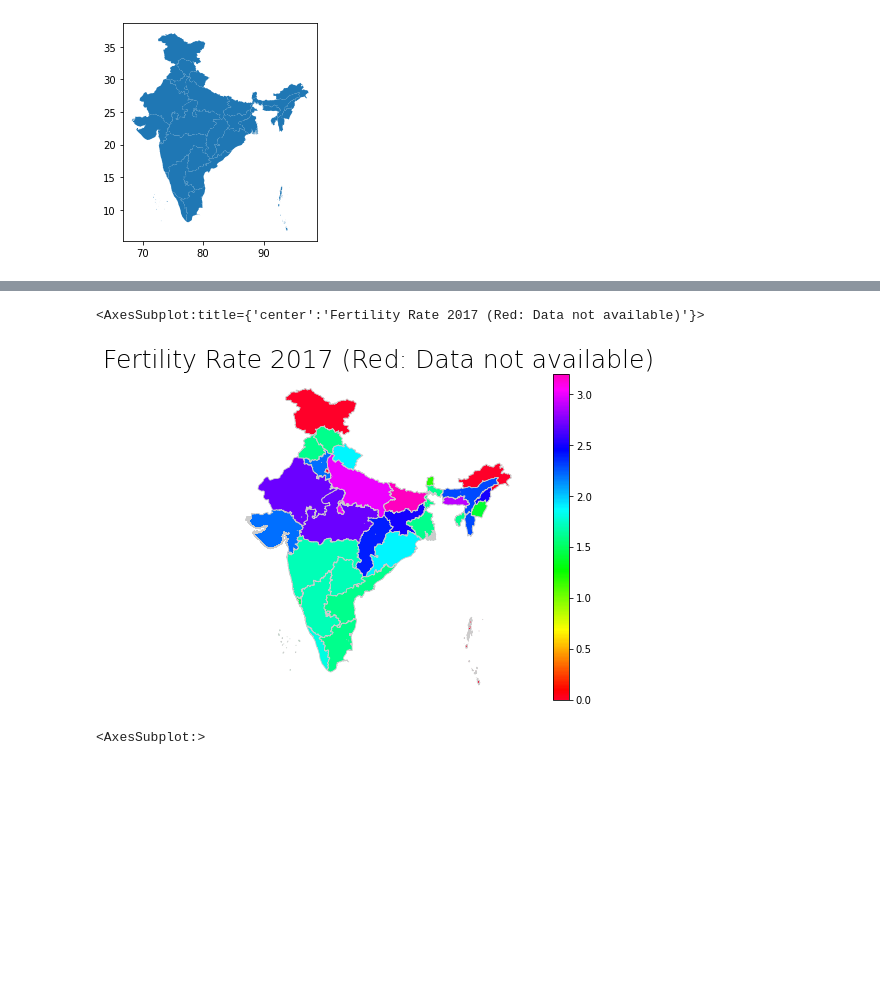
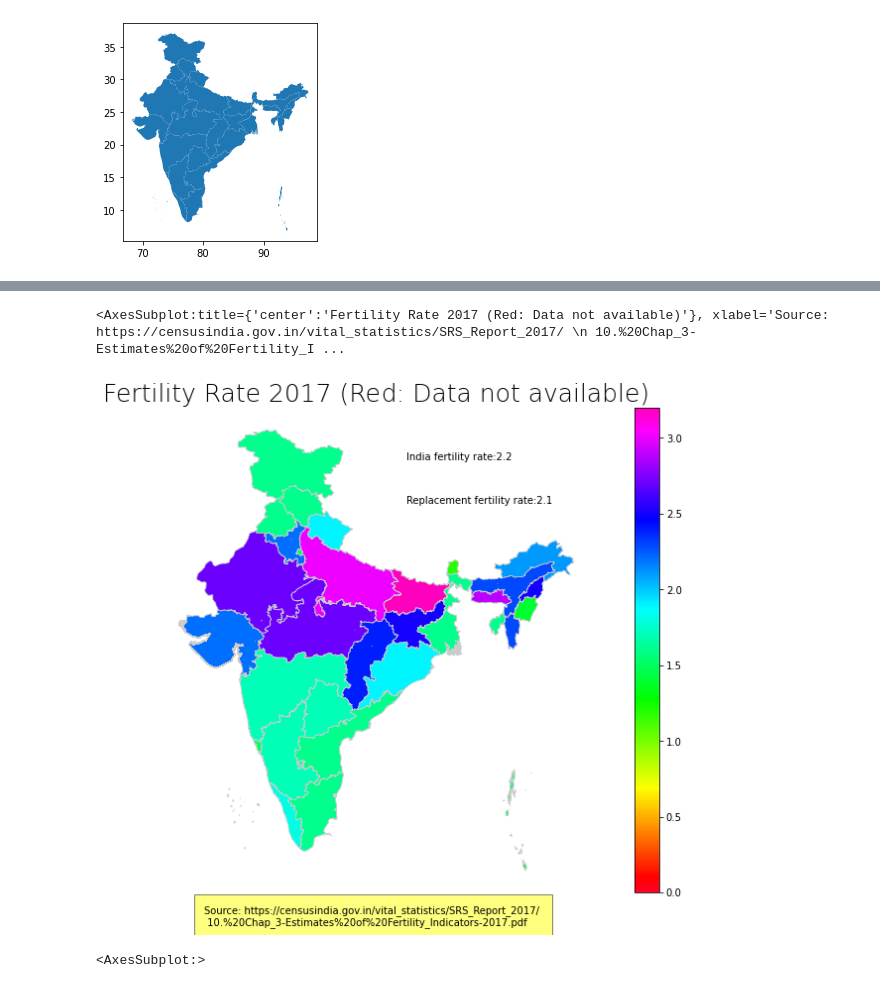
Before and after one commit to sourabhjain14/sourabhjain14.github.io, a Jupyter notebook: index.ipynb, the cells around one changed output, grey strips where cells are left out. Cells and saved outputs as stored; diff of their text form; code cells hidden in the pictures; blank space fills up the shorter version.

```diff
--- a/index.ipynb
+++ b/index.ipynb
@@ -10,7 +10,7 @@ import matplotlib.pyplot as plt
 #sns.set_style('whitegrid')
 # %%
 import geopandas as gpd
-fp = "Igismap/Indian_States.shp"
+fp = "state/IndiaStates.shp"
 map_df = gpd.read_file(fp)
 map_df.plot()
 # %% [output]
@@ -24,0 +63,13 @@ fertility_rate = pd.read_html(page)[table]
+# %%
+print(fertility_rate.at[13,'State/UT'])
+fertility_rate.at[13,'State/UT'] = 'Jammu & Kashmir'
+print(fertility_rate.at[22,'State/UT'])
+fertility_rate.at[22,'State/UT'] = 'Arunanchal Pradesh'
+print(fertility_rate.at[3,'State/UT'])
+fertility_rate.at[3,'State/UT'] = 'Andaman & Nicobar Island'
+print(fertility_rate.at[27,'State/UT'])
+fertility_rate.at[27,'State/UT'] = 'Dadara & Nagar Havelli'
+print(fertility_rate.at[6,'State/UT'])
+fertility_rate.at[6,'State/UT'] = 'NCT of Delhi'
+#print(fertility_rate.at[22,'State/UT'])
+#fertility_rate.at[22,'State/UT'] = 'Arunanchal Pradesh'
@@ -38,14 +93,23 @@ merged_clean = merged.fillna(0)
+# %%
+merged_clean = merged.fillna(0)
+india_fr=fertility_rate[fertility_rate['State/UT']=='India']['Fertility rate 2017[5]'].values[0]
+rfr=2.1
 # %%
 # create figure and axes for Matplotlib and set the title
-fig, ax = plt.subplots(1, figsize=(10, 6))
+fig, ax = plt.subplots(1, figsize=(15, 9))
 ax.axis('off')
-ax.set_title('Fertility Rate 2017 (Red: Data not available)', fontdict={'fontsize': '25', 'fontweight' : '3'})
+ax.set_title('Fertility Rate 2017', fontdict={'fontsize': '25', 'fontweight' : '3'})
 
+source = 'Source: https://censusindia.gov.in/vital_statistics/SRS_Report_2017/ \n 10.%20Chap_3-Estimates%20of%20Fertility_Indicators-2017.pdf'
+ax.text(85,35,'India fertility rate:'+str(india_fr))
+ax.text(85,32,'Replacement fertility rate:'+str(rfr))
+ax.text(70,3,source,bbox={'facecolor': 'yellow', 'alpha': 0.5, 'pad': 10})
+ax.set_xlabel(source)
 # plot the figure
 merged_clean.plot(column='Fertility rate 2017[5]', cmap='gist_rainbow', linewidth=0.8, ax=ax, edgecolor='0.8', legend=True)
 # %% [output]
-<AxesSubplot:title={'center':'Fertility Rate 2017 (Red: Data not available)'}>
+<AxesSubplot:title={'center':'Fertility Rate 2017 (Red: Data not available)'}, xlabel='Source: https://censusindia.gov.in/vital_statistics/SRS_Report_2017/ \n 10.%20Chap_3-Estimates%20of%20Fertility_I ...
-[figure, old version]
+[figure, new version]
 # %%
 #map_df = map_df[['NAME_1', 'NAME_2', 'geometry']]
 mp = map_df[map_df['st_nm']=='Madhya Pradesh']
```
Also changed, not shown: parts of 11 cells of this notebook, 1 other file.
